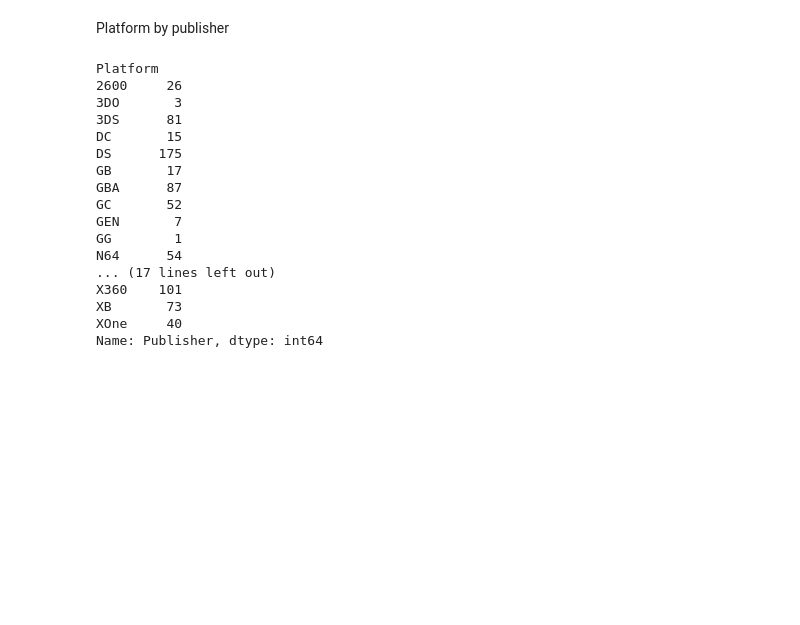
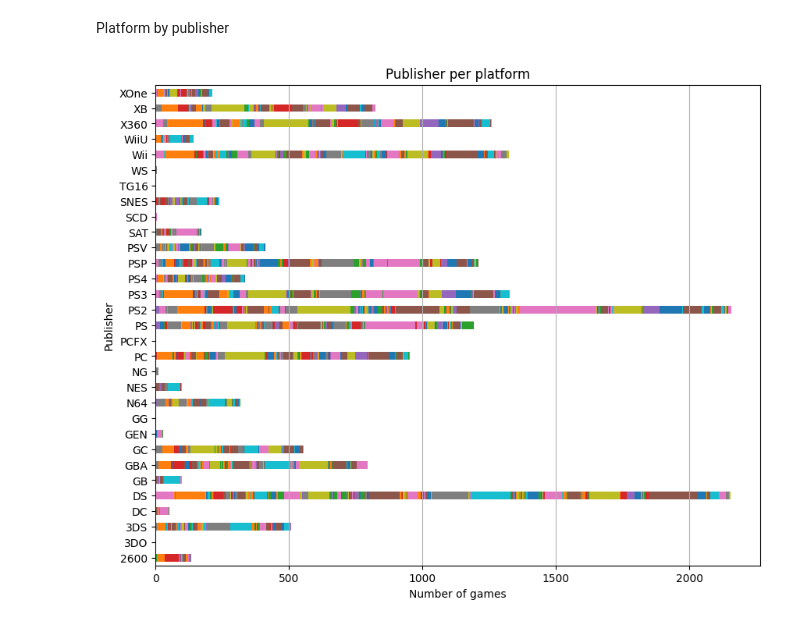
Before and after one commit to bdatye/VideoGameSalesTrends, a Jupyter notebook: VideoGamesSalesTrends.ipynb, the cells around one changed output. Cells and saved outputs as stored; diff of their text form; code cells hidden in the pictures; blank space fills up the shorter version.

```diff
--- a/VideoGamesSalesTrends.ipynb
+++ b/VideoGamesSalesTrends.ipynb
@@ -526,26 +526,18 @@ Platform by publisher
 # %%
 '''df = videoGameData_df.groupby('Platform')['Publisher'].unique()
 pd.set_option('display.max_colwidth', None)
 display(df)
 pd.reset_option('display.max_colwidth')'''
 
-df = videoGameData_df.groupby('Platform')['Publisher'].nunique()
-display(df)
+df = videoGameData_df.groupby('Platform')['Publisher'].value_counts().unstack()
+#display(df)
+
+df.plot(kind='barh', stacked=True, figsize=[10,8], legend=False)
+#plt.legend(loc="lower right", ncol=5)
+plt.xlabel('Number of games')
+plt.ylabel('Publisher')
+plt.title('Publisher per platform')
+plt.grid(axis='x')
+plt.show()
 # %% [output]
-Platform
-2600     26
-3DO       3
-3DS      81
-DC       15
-DS      175
-GB       17
-GBA      87
-GC       52
-GEN       7
-GG        1
-N64      54
-... (17 lines left out)
-X360    101
-XB       73
-XOne     40
-Name: Publisher, dtype: int64
+[figure, added]
```
Also changed, not shown: parts of 1 cell of this notebook.
